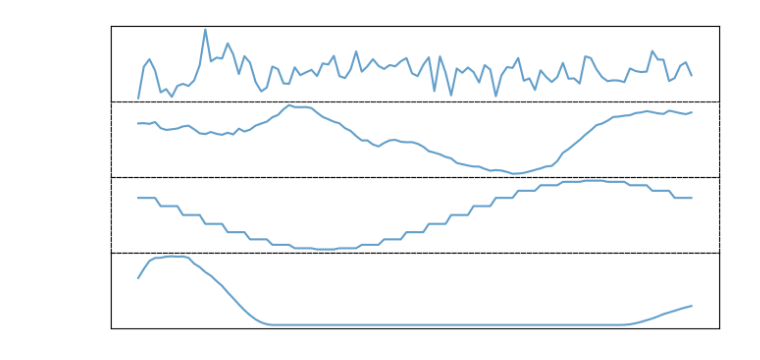
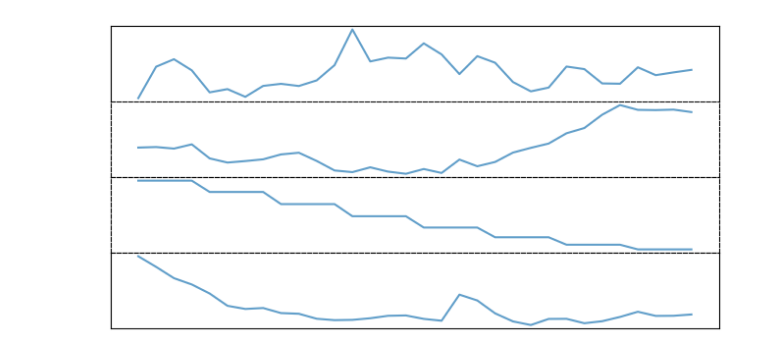
Before and after one commit to obhlivoj/System-Imbalance-Forecasting, a Jupyter notebook: visualization/visualization.ipynb, the cells around one changed output. Drawn from its saved outputs; the diff is of its cells as text; code cells hidden in the pictures.

Commit message:
Visualization update.

```diff
--- a/visualization/visualization.ipynb
+++ b/visualization/visualization.ipynb
@@ -6,33 +7,35 @@ import matplotlib.pyplot as plt
 # %%
-with open("D:\Programming\DP\models\System-Imbalance-Forecasting\data\data_TS\merged_data.pkl", 'rb') as file:
+with open("..\data\data_TS\merged_data.pkl", 'rb') as file:
     ds_raw =  pickle.load(file)
 # %%
-data = ds_raw[1000:1100]
+data = ds_raw[1000:1032]
 # %%
 time = data.datetime_utc
 cont1 = data.system_imbalance
 cont2 = data.total_load
 cont3 = data.hour_sin
-cont4 = data['measured_&_upscaled_solar']
+cont4 = data['measured_&_upscaled_wind']
 
 # Reverting categorical plots to scatter plots
 fig, axs = plt.subplots(4, 1, figsize=(8, 4), sharex=True)
 
 # Line plots for continuous variables
 axs[0].plot(time, cont1, alpha=0.7)
 axs[1].plot(time, cont2, alpha=0.7)
 axs[2].plot(time, cont3, alpha=0.7)
 axs[3].plot(time, cont4, alpha=0.7)
 
 axs[0].spines['bottom'].set_visible(False)
 for ax in axs[1:3]:
     for spine in ax.spines.values():
         spine.set_linestyle('--')
 axs[3].spines['top'].set_linestyle('--')
 
 # Making the plot minimalistic
 plt.subplots_adjust(hspace=0)
 plt.setp(axs, xticks=[], yticks=[])
+
+plt.savefig("ts_variables.png")
 plt.show()
 # %% [output]
-[figure, old version]
+[figure, new version]
```
Also changed, not shown: parts of 3 cells of this notebook, 4 other files.
